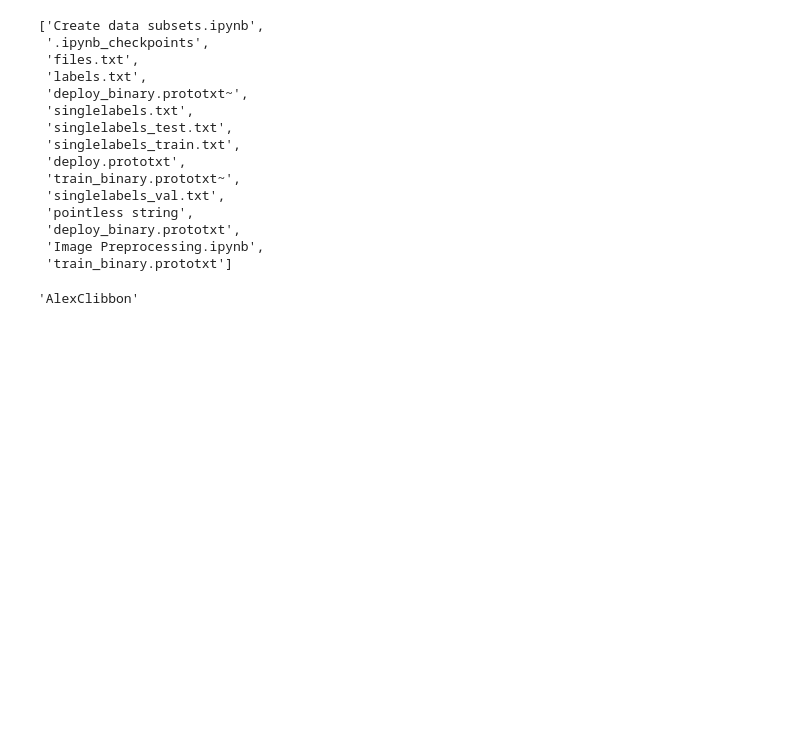
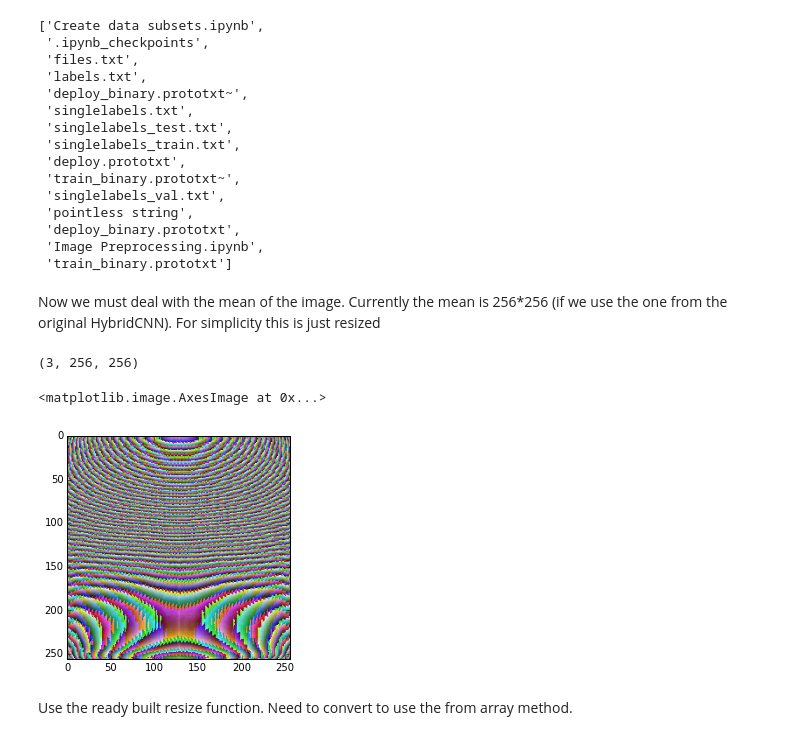
Before and after one commit to clibbon/Caffe_first_attempts, a Jupyter notebook: MultitaskModel/Image Preprocessing.ipynb, the cells around one changed output. Saved outputs shown, nothing was run; the diff lists cells and outputs as text; code cells hidden in the pictures; blank space fills up the shorter version.

Commit message:
Added in new resized mean

```diff
--- a/MultitaskModel/Image Preprocessing.ipynb
+++ b/MultitaskModel/Image Preprocessing.ipynb
@@ -175,9 +175,33 @@ listdir('.')
  'deploy_binary.prototxt',
  'Image Preprocessing.ipynb',
  'train_binary.prototxt']
-# %%
-a = 'Alex'
-b = 'Clibbon'
-a + b
-# %% [output]
-'AlexClibbon'
+# %% [markdown]
+Now we must deal with the mean of the image. Currently the mean is 256*256 (if we use the one from the original HybridCNN). For simplicity this is just resized
+# %%
+caffe_root = '/home/alex/Caffe/caffe/'
+import sys
+sys.path.insert(0, caffe_root + 'python')
+import caffe
+from caffe.proto import caffe_pb2
+blob = caffe_pb2.BlobProto()
+import numpy as np
+import matplotlib.pyplot as plt
+from matplotlib import cm
+%matplotlib inline
+sys.path.insert(0, '/home/alex/Documents/Caffe_First_Attempt/tools')
+from my_resize import resize
+from PIL import Image
+# %%
+data = open(caffe_root + 'models/hybridCNN/hybridCNN_mean.binaryproto').read()
+blob.ParseFromString(data)
+arr = np.array(caffe.io.blobproto_to_array(blob))
+# %%
+im = arr.squeeze()
+print im.shape
+plt.imshow(im.transpose(1,2,0))
+# %% [output]
+(3, 256, 256)
+<matplotlib.image.AxesImage at 0x...>
+[figure, added]
+# %% [markdown]
+Use the ready built resize function. Need to convert to use the from array method.
```
Also changed, not shown: parts of 5 cells of this notebook, 1 other file.
